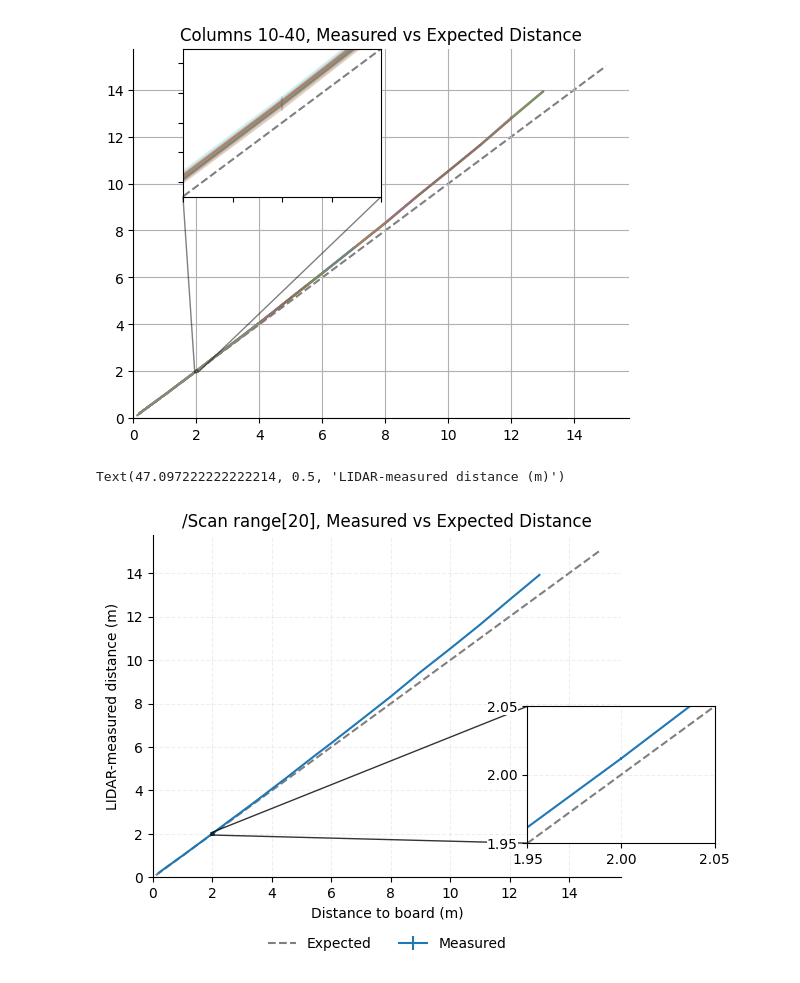
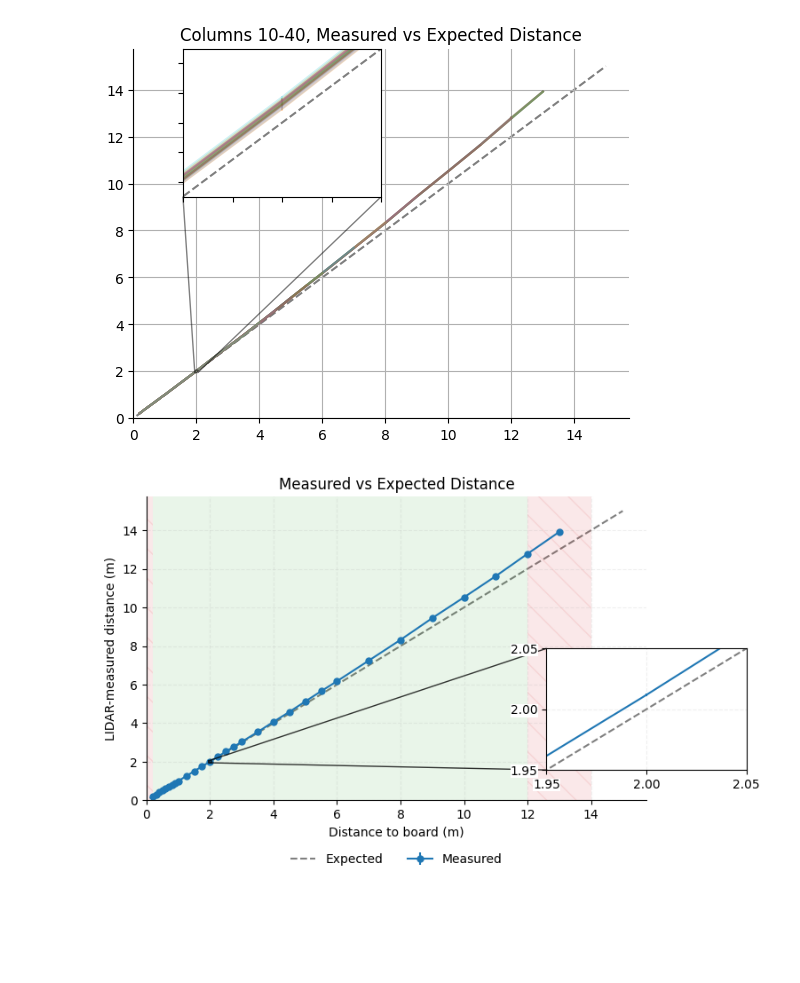
Before and after one commit to MJF2003/RSDPTeam10, a Jupyter notebook: data_munging.ipynb, the cells around one changed output. Cells and saved outputs as stored; diff of their text form; code cells hidden in the pictures; blank space fills up the shorter version.

```diff
--- a/data_munging.ipynb
+++ b/data_munging.ipynb
@@ -4,7 +4,7 @@ from pathlib import Path
 import re
 import matplotlib.pyplot as plt
 # %%
-root_dir = Path('data', 'ros2_lidar_experiments', 'ros2_lidar_experiments')
+root_dir = Path('data')
 distances_dir = root_dir / 'distances'
 # %%
 headers = [
@@ -134,41 +134,46 @@ x = distances.index
 y = distances['mean'].values
 yerr = distances['std'].values
 
-plt.errorbar(x, y, yerr=yerr, label=f'Measured', fmt='-', alpha=1.0)
+plt.errorbar(x, y, yerr=yerr, label=f'Measured', fmt='-', alpha=1.0, marker='o', markersize=5)
 
 plt.plot(x, x, label='Expected', c='black', alpha=0.5, linestyle='--', zorder=-1)
 plt.grid(alpha=0.2, linestyle='--')
 plt.legend(frameon=False, loc='lower center', ncols=2, bbox_to_anchor=(0.5, -0.25))
 plt.xlim(0, None)
 plt.ylim(0, None)
 ax = plt.gca()
 ax.spines['right'].set_visible(False)
 ax.spines['top'].set_visible(False)
-plt.title('/Scan range[20], Measured vs Expected Distance')
+plt.title('Measured vs Expected Distance')
+
+ax.axvspan(0.2, 12, alpha=0.1, color='tab:green', lw=0, label='Rated range')
+ax.axvspan(0.0, 0.2, alpha=0.1, color='tab:red', lw=0, label='Unrated range', hatch='\\')
+ax.axvspan(12, 14, alpha=0.1, color='tab:red', lw=0, hatch='\\')
+plt.xlabel('Distance to board (m)')
+plt.ylabel('LIDAR-measured distance (m)')
+plt.tight_layout()
+plt.savefig('plots/distance_1.png', bbox_inches='tight')
 
 x1, x2, y1, y2 = 1.95, 2.05, 1.95, 2.05
 bounds = [0.8, 0.1, 0.4, 0.4]
 axins = ax.inset_axes(bounds, xlim=(x1, x2), ylim=(y1, y2), xticks=[1.95, 2.0, 2.05], yticks=[1.95, 2.0, 2.05])
 axins.grid(alpha=0.2, linestyle='--')
 ax.indicate_inset_zoom(axins, edgecolor="black", alpha=0.8)
 
 axins.errorbar(x, y, yerr=yerr, fmt='-', alpha=1.0)
 axins.plot(x, x, label='Expected', c='black', alpha=0.5, linestyle='--', zorder=-1)
 
 # add white background to the inset ticks
 for label in axins.get_xticklabels() + axins.get_yticklabels():
     label.set_bbox(dict(
         facecolor="white",
         edgecolor="none",   # or a color if you want an outline
         pad=0.2
     ))
 
-plt.tight_layout()
-plt.xlabel('Distance to board (m)')
-plt.ylabel('LIDAR-measured distance (m)')
+plt.savefig('plots/distance_2.png', bbox_inches='tight')
 # %% [output]
-Text(47.097222222222214, 0.5, 'LIDAR-measured distance (m)')
-[figure, old version]
+[figure, new version]
 # %%
 range_str = 'range_15'
 distances = df.groupby('distance').agg(func={range_str: ['mean', 'std']})
```
Also changed, not shown: parts of 14 cells of this notebook, 6 other files.
